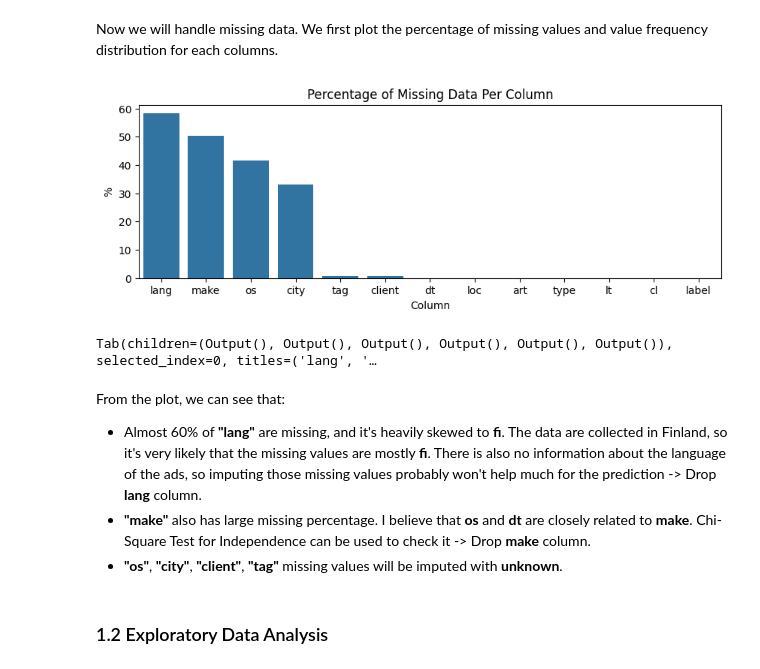
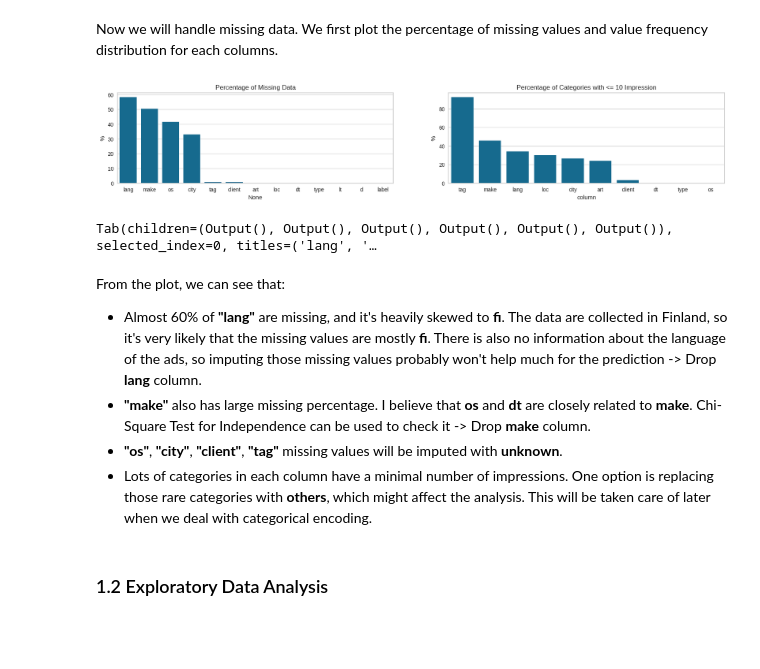
Before and after one commit to vinhng10/readpeak, a Jupyter notebook: DataScientist-Assignment.ipynb, the cells around one changed output. Cells and saved outputs as stored; diff of their text form; code cells hidden in the pictures; blank space fills up the shorter version.

```diff
--- a/DataScientist-Assignment.ipynb
+++ b/DataScientist-Assignment.ipynb
@@ -97,47 +96,64 @@ missings = (
     .round(2)
     .sort_values(ascending=False)
 )
-fig, ax = plt.subplots(figsize=(10, 3))
-ax.set_title("Percentage of Missing Data Per Column")
-ax.set_xlabel("Column")
-ax.set_ylabel("%")
-sns.barplot(x=missings.index, y=missings.values, ax=ax)
+fig, ax = plt.subplots(1, 2, figsize=(20, 3))
+ax[0].set_title("Percentage of Missing Data")
+ax[0].set_ylabel("%")
+sns.barplot(x=missings.index, y=missings.values, ax=ax[0])
+
+
+# Function to calculate percentages of categories with counts less than 10
+def calculate_percentage(column):
+    value_counts = column.value_counts()
+    count_less_than_10 = 100 * len(value_counts[value_counts <= 10]) / len(value_counts)
+    return count_less_than_10
+
+
+percentage_df = (
+    df.drop("_tag", axis=1)
+    .select_dtypes(include="object")
+    .apply(calculate_percentage)
+    .reset_index()
+)
+percentage_df.columns = ["column", "percentage"]
+percentage_df = percentage_df.sort_values(by="percentage", ascending=False)
+sns.barplot(x="column", y="percentage", data=percentage_df, ax=ax[1])
+ax[1].set_title("Percentage of Categories with <= 10 Impression")
+ax[1].set_ylabel("%")
 plt.show()
 
-
-# Plot data distribution:
 # Create tab widget
 tab = widgets.Tab()
 contents = []
 
 columns = list(missings.loc[missings > 0].index)
 for column in columns:
     # Create an output widget for each plot
     output = widgets.Output()
 
     with output:
         fig, ax = plt.subplots(figsize=(10, 3))
         sns.countplot(
             data=df,
             x=column,
             order=df[column].value_counts().nlargest(50).index,
             ax=ax,
         )
         ax.set_xticklabels(ax.get_xticklabels(), rotation=90)
-        ax.set_title(f"{column.capitalize()} Count", fontsize=16)
+        ax.set_title(f"{column.capitalize()} Total Impressions", fontsize=16)
         plt.show()
 
     # Append the output widget to the outputs list
     contents.append(output)
 
 # Set the tab children to the list of outputs
 tab.children = contents
 tab.titles = columns
 
 # Display the tab widget
 display(tab)
 # %% [output]
-[figure, old version]
+[figure, new version]
 Tab(children=(Output(), Output(), Output(), Output(), Output(), Output()), selected_index=0, titles=('lang', '…
 # %% [markdown]
 From the plot, we can see that:
@@ -145,6 +161,7 @@ From the plot, we can see that:
 - Almost 60% of **"lang"** are missing, and it's heavily skewed to **fi**. The data are collected in Finland, so it's very likely that the missing values are mostly **fi**. There is also no information about the language of the ads, so imputing those missing values probably won't help much for the prediction -> Drop **lang** column.
 - **"make"** also has large missing percentage. I believe that **os** and **dt** are closely related to **make**. Chi-Square Test for Independence can be used to check it -> Drop **make** column.
 - **"os"**, **"city"**, **"client"**, **"tag"** missing values will be imputed with **unknown**.
+- Lots of categories in each column have a minimal number of impressions. One option is replacing those rare categories with **others**, which might affect the analysis. This will be taken care of later when we deal with categorical encoding.
 # %%
 # Drop "lang" column:
 df = df.drop(["lang", "make"], axis=1)
```
Also changed, not shown: parts of 22 cells of this notebook, 2 other files.
